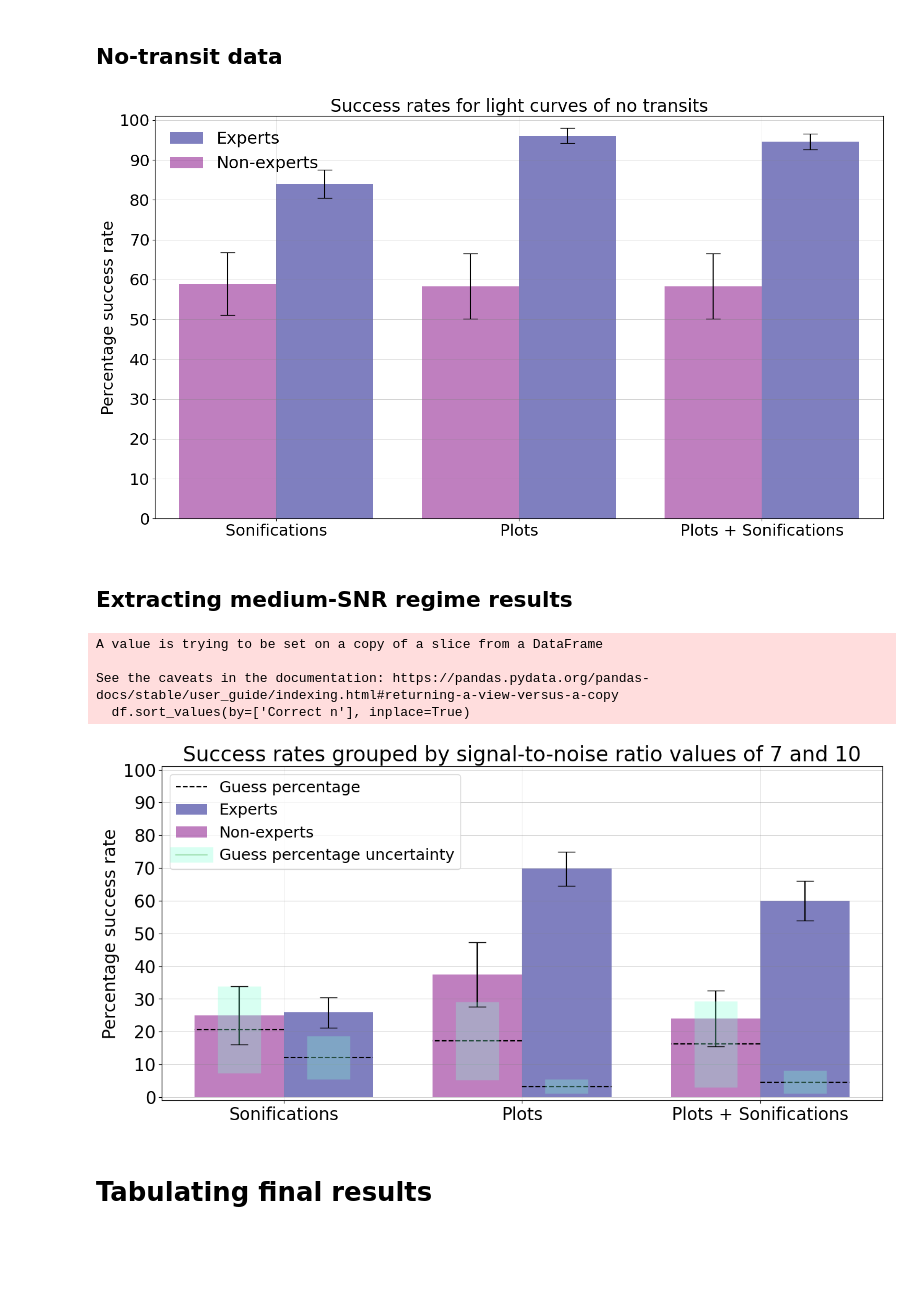
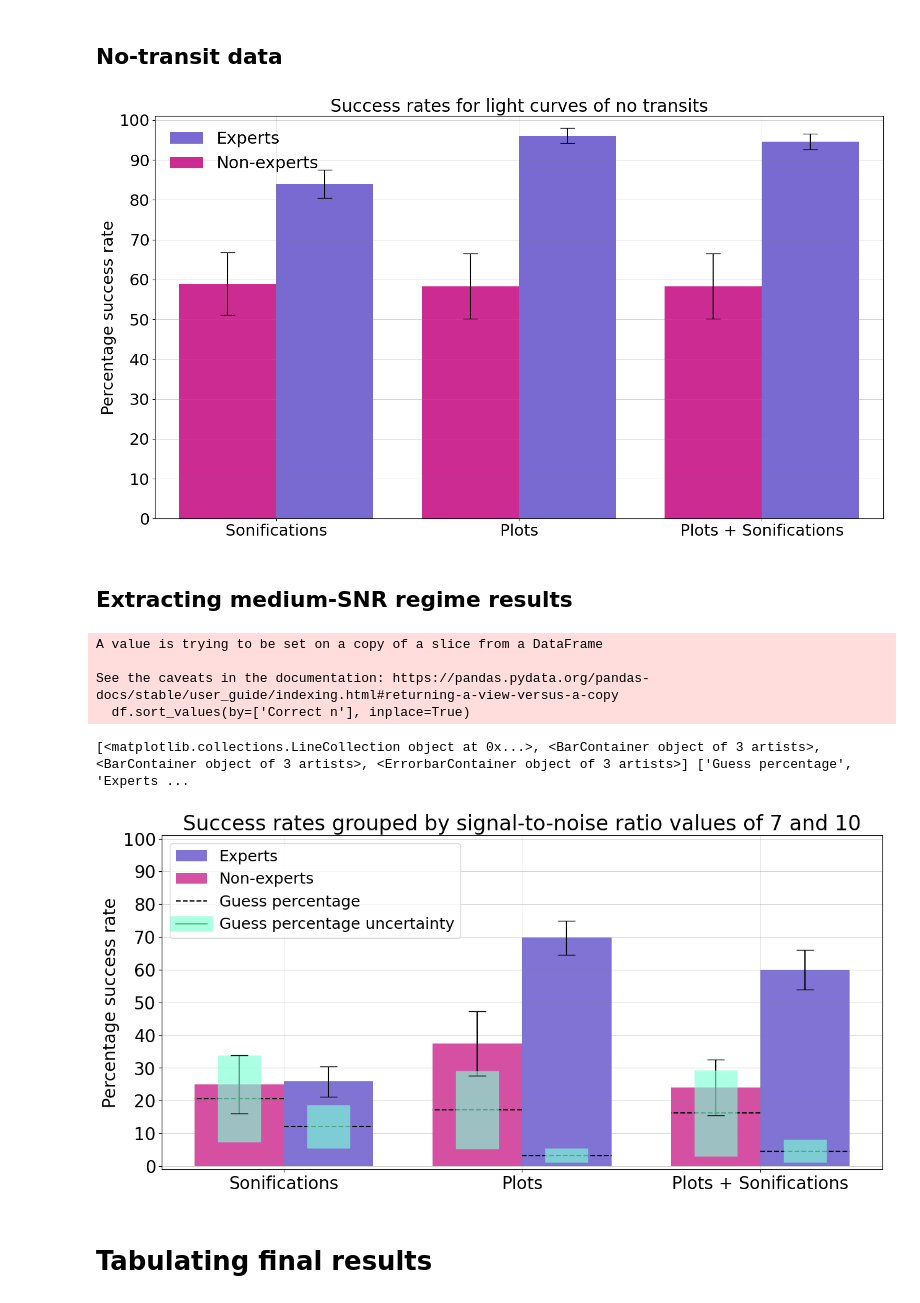
Before and after one commit to jacktuckerbrown/star-sound, a Jupyter notebook: analysismanuscript.ipynb, the cells around one changed output. Saved outputs shown, nothing was run; the diff lists cells and outputs as text; code cells hidden in the pictures; blank space fills up the shorter version.

```diff
--- a/analysismanuscript.ipynb
+++ b/analysismanuscript.ipynb
@@ -1468,45 +1464,45 @@ ax = plt.subplot(111)
 x_loc = [0,0.5,1]
 
 ax.bar([x + 0.1 for x in x_loc], suc_expert, yerr = error_out(suc_expert,errsuc_expert), width=0.2,
-       color='navy', align='center',alpha=0.5,capsize=10,label='Experts')
+       color='slateblue', align='center',alpha=0.9,capsize=10,label='Experts')
 
 expertguess = calc_0guess(expert_sound,expert_visual,expert_video)
 
 ax.bar([x - 0.1 for x in x_loc], suc_nexpert, yerr = error_out(suc_nexpert,errsuc_nexpert), width=0.2,
-       color='purple', align='center',alpha=0.5,capsize=10,label='Non-experts')
+       color='mediumvioletred', align='center',alpha=0.9,capsize=10,label='Non-experts')
 
 nexpertguess = calc_0guess(nexpert_sound,nexpert_visual,nexpert_video)
 
 ax.set_xlabel("",fontsize=20)
 ax.set_xlim(-0.25,1.25)
 
 plt.xticks([0,0.5,1])
 
 plt.rcParams.update({'font.size': 20})
 
 ax.set_ylabel("Percentage success rate",fontsize=22)
 ax.set_ylim(0,101)
 
 ax.set_title("Success rates for light curves of no transits")
 x_formatter = ticker.FixedFormatter(["Sonifications","Plots","Plots + Sonifications"])
 plt.rcParams.update({'font.size': 25})
 x_locator = ticker.FixedLocator([0,0.5,1])
 ax.xaxis.set_major_formatter(x_formatter)
 ax.xaxis.set_major_locator(x_locator)
 y_formatter = ticker.FixedFormatter(["0","10","20","30","40","50","60","70","80","90","100"])
 y_locator = ticker.FixedLocator([0,10,20,30,40,50,60,70,80,90,100])
 ax.grid(axis="x", color="grey", alpha=.3, linewidth=.5)
 ax.grid(axis="y", color="grey", alpha=.5, linewidth=.5)
 
 plt.rcParams.update({'font.size': 23})
 ax.yaxis.set_major_formatter(y_formatter)
 ax.yaxis.set_major_locator(y_locator)
 
 ax.legend(loc='best',framealpha=0)
 
 plt.savefig("New report/Produced figures/n = 0 transits two subgroups, barnew.jpg")
 # %% [output]
-[figure, old version]
+[figure, new version]
 # %% [markdown]
 ## Extracting medium-SNR regime results
 # %%
@@ -1556,11 +1552,11 @@ def produce_regime_figure2(regime_arr):
 
     ax.bar([x + 0.075 for x in x_loc], suc[0],
        yerr = error_out(suc[0],err[0]), width=0.15,
-       color='navy', align='center',alpha=0.5,capsize=10,label='Experts')
+       color='slateblue', align='center',alpha=0.85,capsize=10,label='Experts')
 
     ax.bar([x - 0.075 for x in x_loc], suc[1],
        yerr = error_out(suc[1],err[1]),width=0.15,
-       color='purple', align='center',alpha=0.5,capsize=10,label='Non-experts')
+       color='mediumvioletred', align='center',alpha=0.75,capsize=10,label='Non-experts')
 
     expertguess = calc_12guess(expert_sound,expert_visual,expert_video)
     nexpertguess = calc_12guess(nexpert_sound,nexpert_visual,nexpert_video)
@@ -1572,12 +1568,12 @@ def produce_regime_figure2(regime_arr):
     ax.hlines(nexpertguess[0][1], x_loc[1], x_loc[1]-0.15, linestyle = 'dashed',color= 'black')
     ax.hlines(nexpertguess[0][2], x_loc[2], x_loc[2]-0.15, linestyle = 'dashed',color= 'black')
 
-    plt.errorbar(x_loc[0]+0.075,expertguess[0][0],yerr=[[expertguess[1][0]],[expertguess[1][0]]],ecolor='aquamarine',elinewidth=50,alpha=0.3,label='Guess percentage uncertainty')
-    plt.errorbar(x_loc[1]+0.075,expertguess[0][1],yerr=[[expertguess[1][1]],[expertguess[1][1]]],ecolor='aquamarine',elinewidth=50,alpha=0.3)
-    plt.errorbar(x_loc[2]+0.075,expertguess[0][2],yerr=[[expertguess[1][2]],[expertguess[1][2]]],ecolor='aquamarine',elinewidth=50,alpha=0.3)
-    plt.errorbar(x_loc[0]-0.075,nexpertguess[0][0],yerr=[[nexpertguess[1][0]],[nexpertguess[1][0]]],ecolor='aquamarine',elinewidth=50,alpha=0.3)
-    plt.errorbar(x_loc[1]-0.075,nexpertguess[0][1],yerr=[[nexpertguess[1][1]],[nexpertguess[1][1]]],ecolor='aquamarine',elinewidth=50,alpha=0.3)
-    plt.errorbar(x_loc[2]-0.075,nexpertguess[0][2],yerr=[[nexpertguess[1][2]],[nexpertguess[1][2]]],ecolor='aquamarine',elinewidth=50,alpha=0.3)
+    plt.errorbar(x_loc[0]+0.075,expertguess[0][0],yerr=[[expertguess[1][0]],[expertguess[1][0]]],ecolor='aquamarine',elinewidth=50,alpha=0.65,label='Guess percentage uncertainty')
+    plt.errorbar(x_loc[1]+0.075,expertguess[0][1],yerr=[[expertguess[1][1]],[expertguess[1][1]]],ecolor='aquamarine',elinewidth=50,alpha=0.65)
+    plt.errorbar(x_loc[2]+0.075,expertguess[0][2],yerr=[[expertguess[1][2]],[expertguess[1][2]]],ecolor='aquamarine',elinewidth=50,alpha=0.65)
+    plt.errorbar(x_loc[0]-0.075,nexpertguess[0][0],yerr=[[nexpertguess[1][0]],[nexpertguess[1][0]]],ecolor='aquamarine',elinewidth=50,alpha=0.65)
+    plt.errorbar(x_loc[1]-0.075,nexpertguess[0][1],yerr=[[nexpertguess[1][1]],[nexpertguess[1][1]]],ecolor='aquamarine',elinewidth=50,alpha=0.65)
+    plt.errorbar(x_loc[2]-0.075,nexpertguess[0][2],yerr=[[nexpertguess[1][2]],[nexpertguess[1][2]]],ecolor='aquamarine',elinewidth=50,alpha=0.65)
 
     #print(expertguess)
 
@@ -1608,8 +1604,13 @@ def produce_regime_figure2(regime_arr):
     ax.yaxis.set_major_locator(y_locator)
 
     plt.rcParams.update({'font.size': 18})
-    if regime_arr == [7,10]:
-        ax.legend(loc='best')
+    #if regime_arr == [7,10]:
+    plt.legend()#,fontsize='xx-large')
+
+    handles, labels = plt.gca().get_legend_handles_labels()
+    print(handles, labels)
+    order = [1,2,0,3]
+    plt.legend([handles[idx] for idx in order],[labels[idx] for idx in order],loc="best")
 
     plt.savefig("New report/Produced figures/2Success rates by regime - "+str(regime_arr)+"new.jpg")
 
@@ -1621,7 +1622,8 @@ A value is trying to be set on a copy of a slice from a DataFrame
 
 See the caveats in the documentation: https://pandas.pydata.org/pandas-docs/stable/user_guide/indexing.html#returning-a-view-versus-a-copy
   df.sort_values(by=['Correct n'], inplace=True)
+[<matplotlib.collections.LineCollection object at 0x...>, <BarContainer object of 3 artists>, <BarContainer object of 3 artists>, <ErrorbarContainer object of 3 artists>] ['Guess percentage', 'Experts ...
-[figure, old version]
+[figure, new version]
 # %% [markdown]
 # Tabulating final results
 # %%
```
Also changed, not shown: parts of 10 cells of this notebook.
